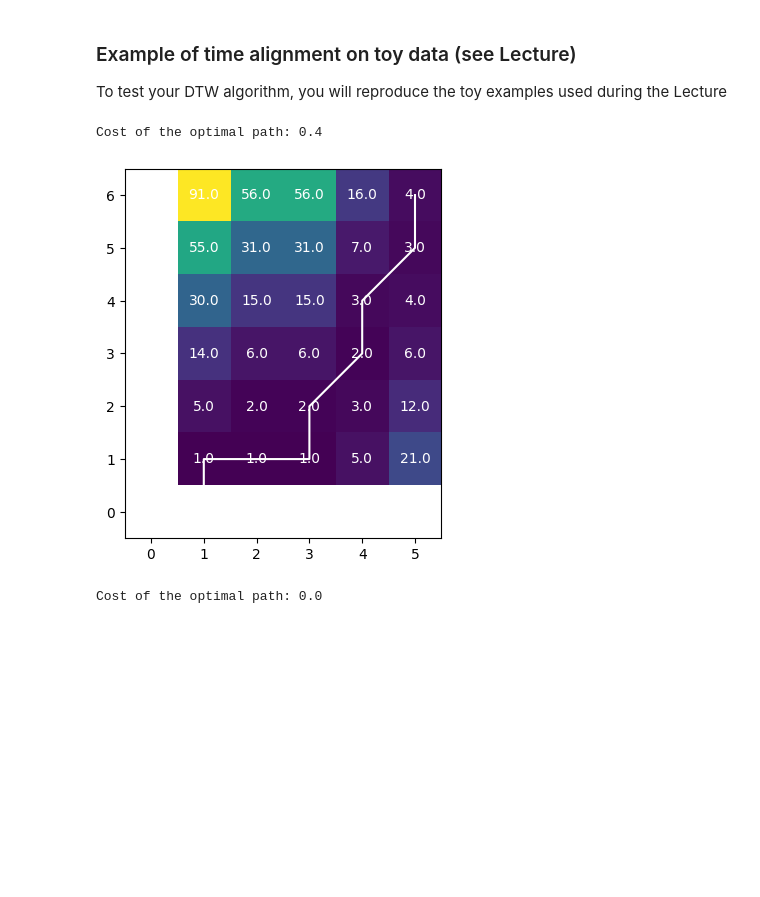
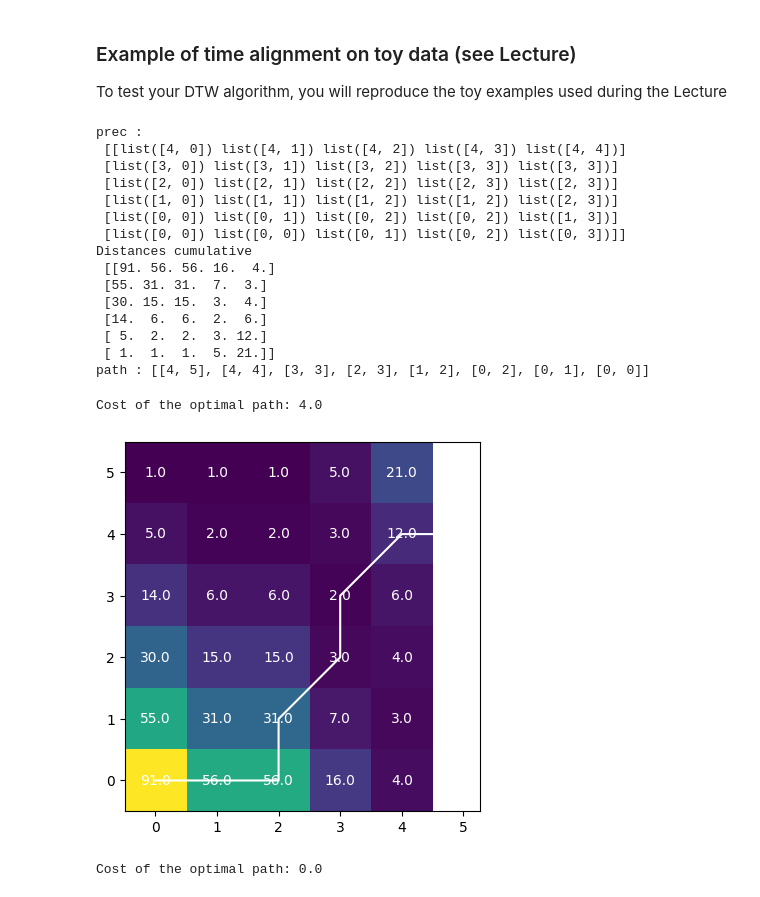
Before and after one commit to iliasslasri/DSP-DL_for_audio, a Jupyter notebook: speech recognition using DTW/Lab_Audio__Speech_DTW__python__2024_05_16__student.ipynb, the cells around one changed output. Drawn from its saved outputs; the diff is of its cells as text; code cells hidden in the pictures; blank space fills up the shorter version.

```diff
--- a/speech recognition using DTW/Lab_Audio__Speech_DTW__python__2024_05_16__student.ipynb
+++ b/speech recognition using DTW/Lab_Audio__Speech_DTW__python__2024_05_16__student.ipynb
@@ -200,7 +269,7 @@ def F_time_alignment(X_l, Y_l, gamma):
 
     return D_cumul_m, warping_path_l, final_score
 # %%
-def F_display_DTW(D_cumul_m, warping_path_l, do_show_value=False):
+def F_display_DTW(D_cumul_m, warping_path_l,final_score, do_show_value=False):
     """
     """
 
@@ -229,10 +298,27 @@ B_l = [np.array([num]) for num in [2,3,4,5,6,7]]
 C_l = [np.array([num]) for num in [1,2,4,4,6,6]]
 
 D_cumul_m, warping_path_l, final_score = F_time_alignment(B_l, A_l, gamma=2)
-F_display_DTW(D_cumul_m, warping_path_l, True)
 # %% [output]
-Cost of the optimal path: 0.4
+prec :
+ [[list([4, 0]) list([4, 1]) list([4, 2]) list([4, 3]) list([4, 4])]
+ [list([3, 0]) list([3, 1]) list([3, 2]) list([3, 3]) list([3, 3])]
+ [list([2, 0]) list([2, 1]) list([2, 2]) list([2, 3]) list([2, 3])]
+ [list([1, 0]) list([1, 1]) list([1, 2]) list([1, 2]) list([2, 3])]
+ [list([0, 0]) list([0, 1]) list([0, 2]) list([0, 2]) list([1, 3])]
+ [list([0, 0]) list([0, 0]) list([0, 1]) list([0, 2]) list([0, 3])]]
+Distances cumulative
+ [[91. 56. 56. 16.  4.]
+ [55. 31. 31.  7.  3.]
+ [30. 15. 15.  3.  4.]
+ [14.  6.  6.  2.  6.]
+ [ 5.  2.  2.  3. 12.]
+ [ 1.  1.  1.  5. 21.]]
+path : [[4, 5], [4, 4], [3, 3], [2, 3], [1, 2], [0, 2], [0, 1], [0, 0]]
-[figure, removed]
+# %%
+F_display_DTW(D_cumul_m, warping_path_l, final_score, True)
+# %% [output]
+Cost of the optimal path: 4.0
+[figure, added]
 # %%
 D_cumul_m, warping_path_l, final_score = F_time_alignment(C_l, A_l, gamma=2)
 F_display_DTW(D_cumul_m, warping_path_l, True)
```
Also changed, not shown: parts of 3 cells of this notebook.
